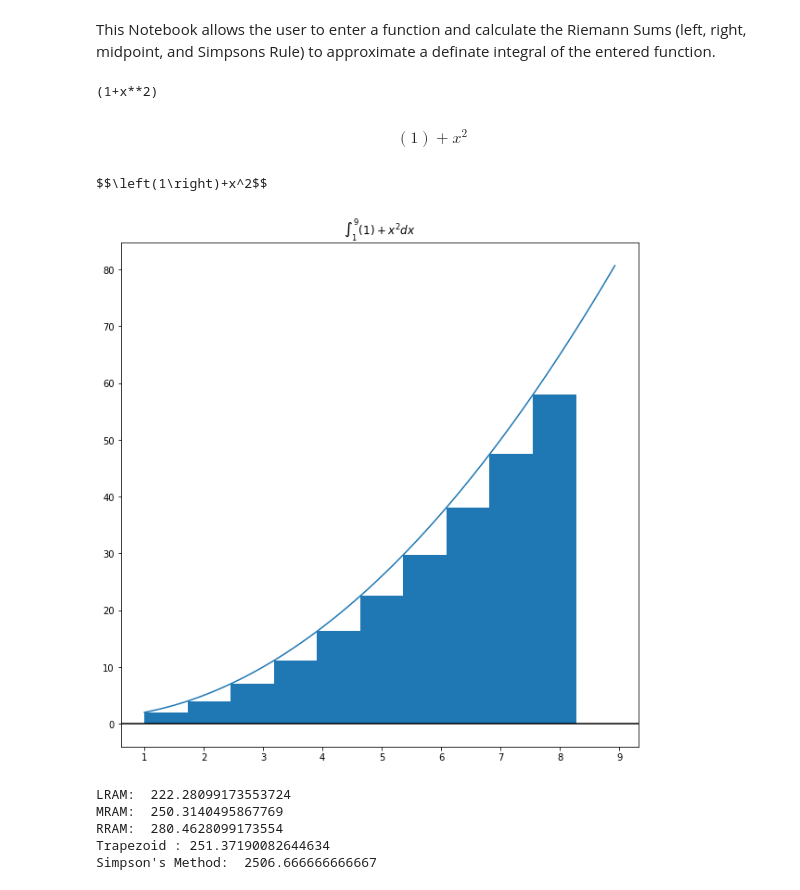
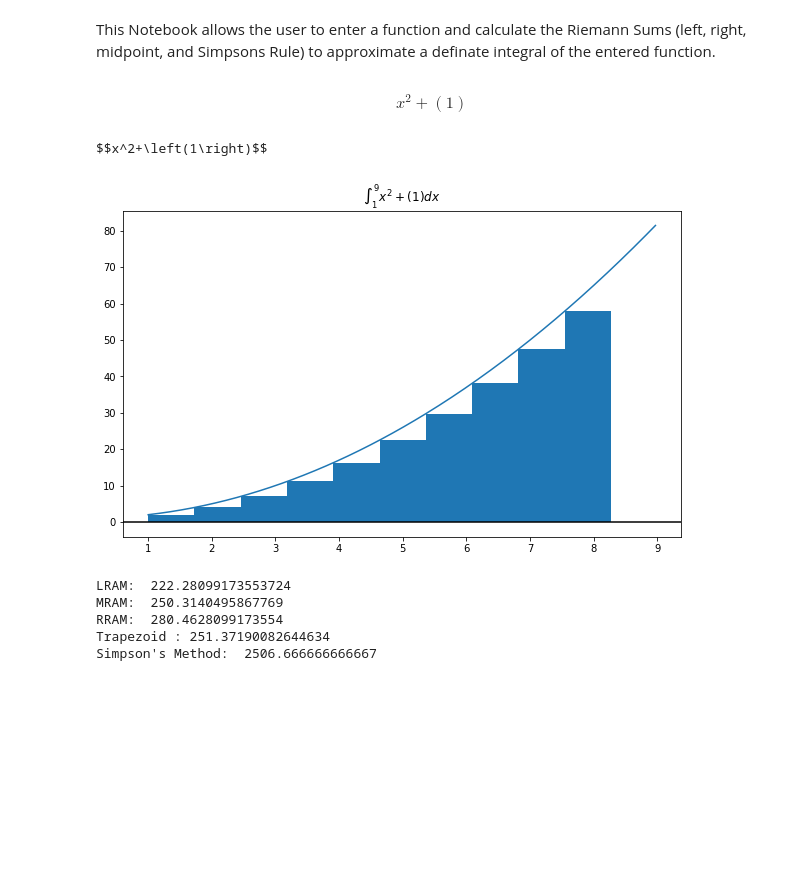
Before and after one commit to romina-pliner/riemann, a Jupyter notebook: riemann_first.ipynb, the cells around one changed output. Saved outputs shown, nothing was run; the diff lists cells and outputs as text; code cells hidden in the pictures; blank space fills up the shorter version.

Commit message:
changed plot size

```diff
--- a/riemann_first.ipynb
+++ b/riemann_first.ipynb
@@ -39,38 +39,37 @@ for i in range(n):
     rect_ys.append(y)
     L = L + (y * width)
     temp = temp + y
 
     for v in range(25):
         # get 25 vector values per rectangle to draw smooth curve
         x = start + (i * width) + (v * (width / 25))
         y = eval(function)
         vect_xs.append(x)
         vect_ys.append(y)
 
     x = start + ((i + 0.5) * width)
     M = M + (eval(function) * width)
     temp = temp + (4 * eval(function))
 
     x = start + ((i + 1) * width)
     R = R + (eval(function) * width)
     temp = temp + eval(function)
 
     S = S + ((temp) * (width * 10) / (2*3))
 
 # Create the plot
-fig = plt.figure(figsize = (10, 10))
+fig = plt.figure(figsize = (10, 6))
 plt.plot(vect_xs, vect_ys)
 plt.axhline(c="black")
 
 plt.fill_between(rect_xs, rect_ys, step='post')
 func_title = r'$\int_{%d}^%d  %s dx$' % (start, end, py2tex(function))
 plt.title(func_title)
 plt.show()
 # %% [output]
+$$x^2+\left(1\right)$$
-(1+x**2)
+$$x^2+\left(1\right)$$
-$$\left(1\right)+x^2$$
-$$\left(1\right)+x^2$$
-[figure, old version]
+[figure, new version]
 # %%
 
 
```
